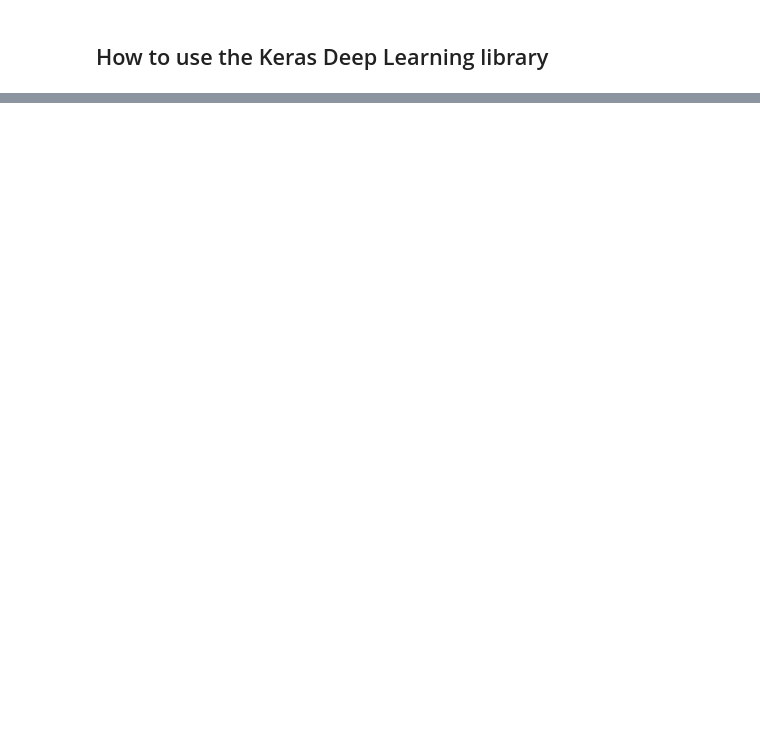
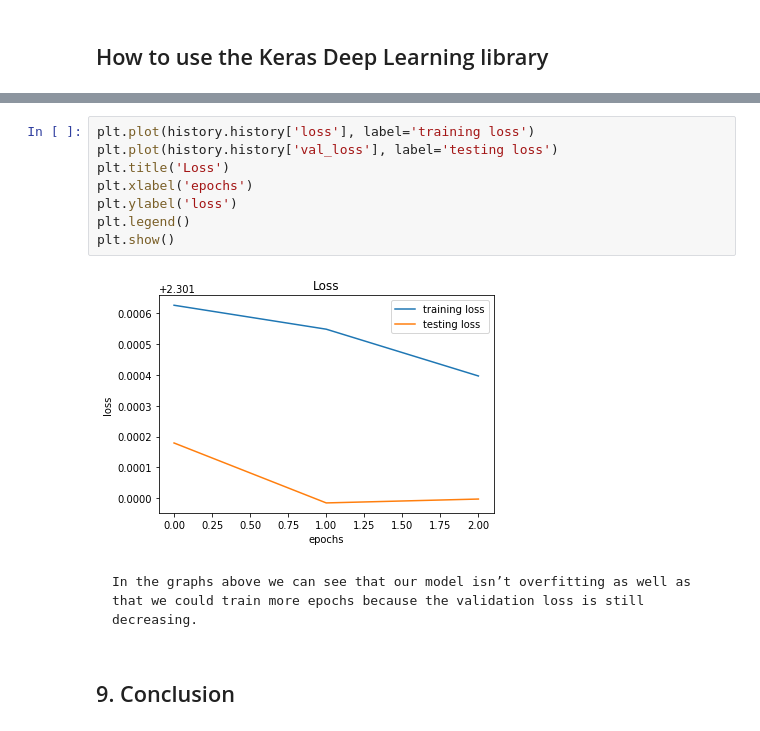
Before and after one commit to thakur-nandan/DeepLearningWithKeras, a Jupyter notebook: Intro to Deep Learning using Keras.ipynb, the cells around one changed output, grey strips where cells are left out. Cells and saved outputs as stored; diff of their text form; blank space fills up the shorter version.

```diff
--- a/Intro to Deep Learning using Keras.ipynb
+++ b/Intro to Deep Learning using Keras.ipynb
@@ -16,0 +195,14 @@ Downloading data from https://s3.amazonaws.com/img-datasets/mnist.npz
+# %%
+plt.plot(history.history['loss'], label='training loss')
+plt.plot(history.history['val_loss'], label='testing loss')
+plt.title('Loss')
+plt.xlabel('epochs')
+plt.ylabel('loss')
+plt.legend()
+plt.show()
+# %% [output]
+[figure, added]
+# %% [markdown]
+    In the graphs above we can see that our model isn’t overfitting as well as that we could train more epochs because the validation loss is still decreasing.
+# %% [markdown]
+## 9. Conclusion
```
Also changed, not shown: parts of 37 cells of this notebook.
